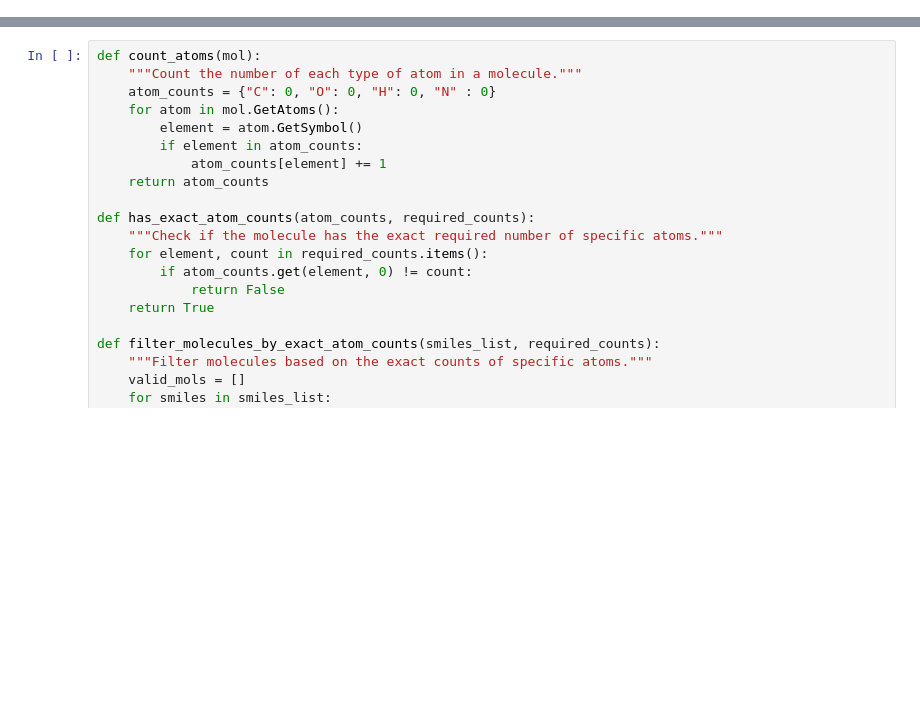
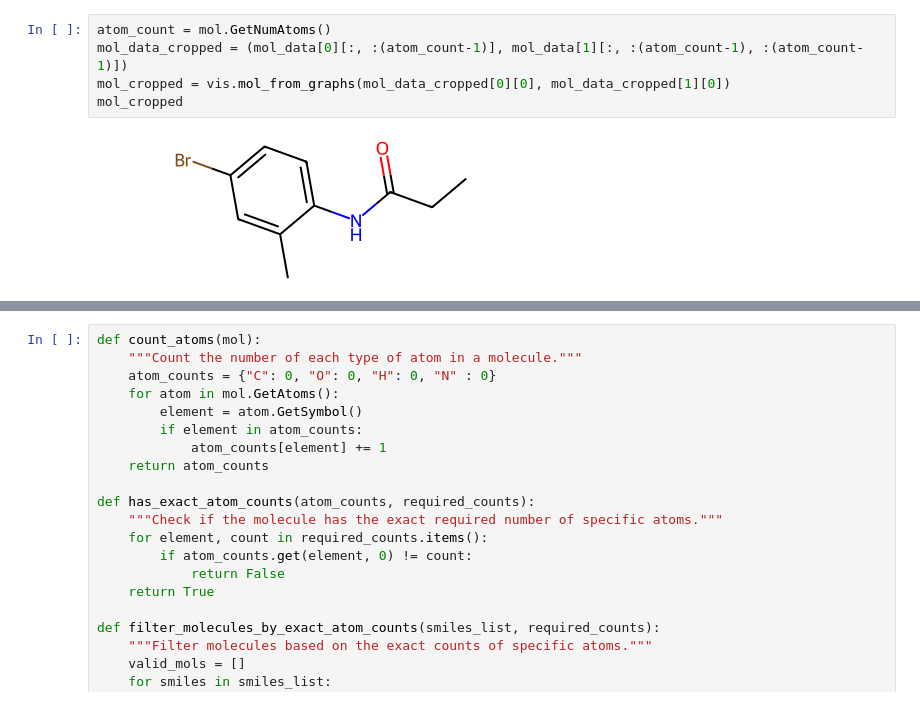
Before and after one commit to rudolfwilliam/DiGress, a Jupyter notebook: src/plot_moses_model.ipynb, the cells around one changed output, grey strips where cells are left out. Drawn from its saved outputs; the diff is of its cells as text; blank space fills up the shorter version.

```diff
--- a/src/plot_moses_model.ipynb
+++ b/src/plot_moses_model.ipynb
@@ -329,0 +49,7 @@ count/len(similarity)
+# %%
+atom_count = mol.GetNumAtoms()
+mol_data_cropped = (mol_data[0][:, :(atom_count-1)], mol_data[1][:, :(atom_count-1), :(atom_count-1)])
+mol_cropped = vis.mol_from_graphs(mol_data_cropped[0][0], mol_data_cropped[1][0])
+mol_cropped
+# %% [output]
+[figure, added]
```
Also changed, not shown: parts of 42 cells of this notebook, 2 other files.
